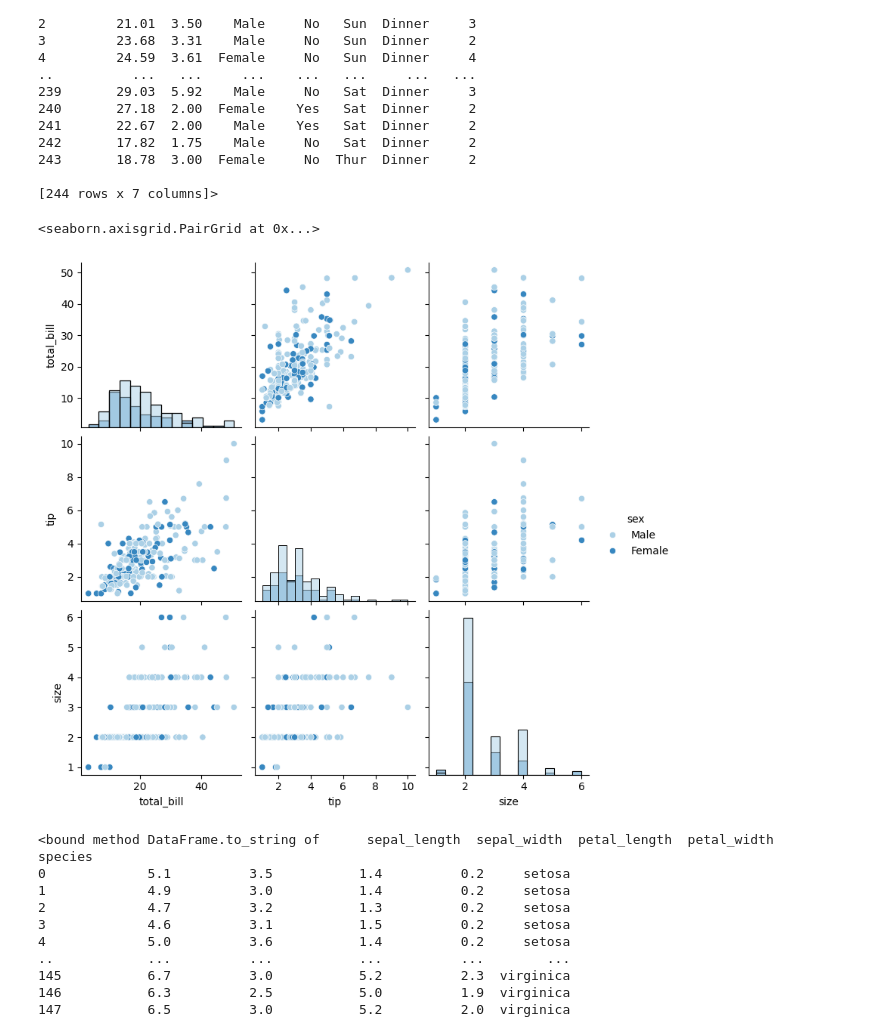
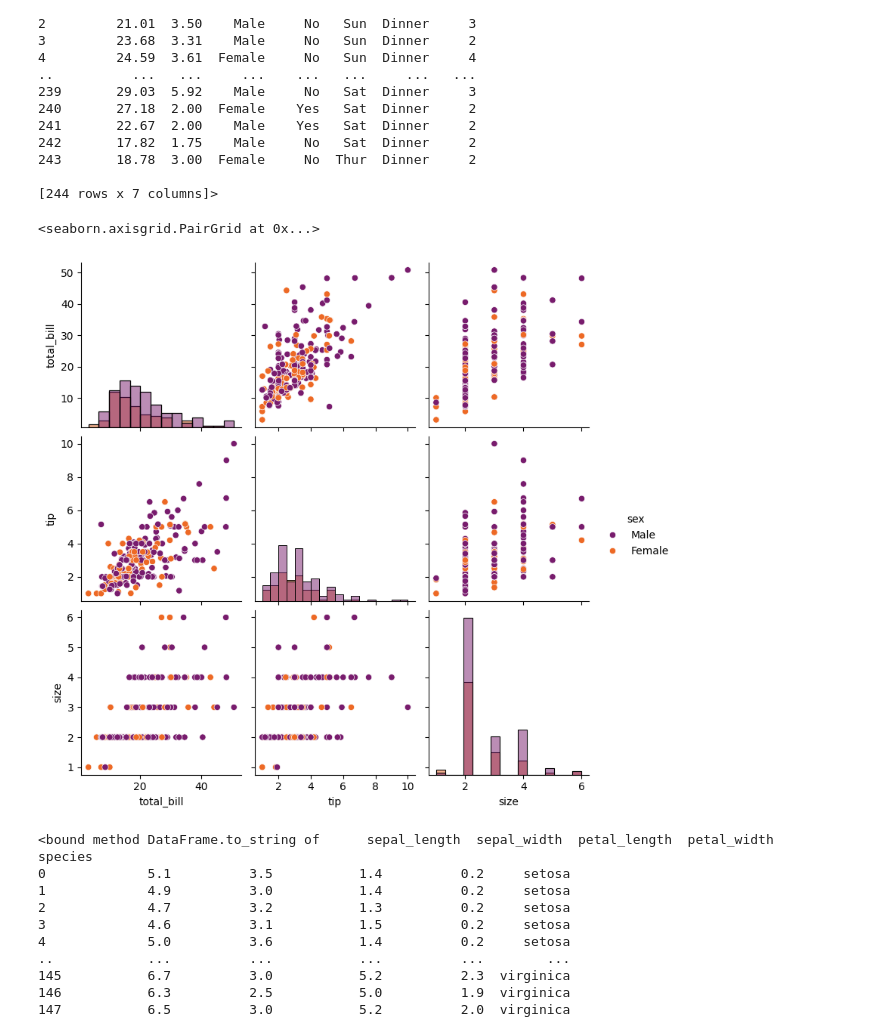
Before and after one commit to naxalatex/matplotlib, a Jupyter notebook: seaborn1.ipynb, the cells around one changed output. Cells and saved outputs as stored; diff of their text form; code cells hidden in the pictures.

```diff
--- a/seaborn1.ipynb
+++ b/seaborn1.ipynb
@@ -57,10 +57,10 @@ print(tip_df.to_string)
 
 [244 rows x 7 columns]>
 # %%
-sns.pairplot(tip_df, hue ='sex', palette= 'Blues', diag_kind= 'hist')
+sns.pairplot(tip_df, hue ='sex', palette= 'inferno', diag_kind= 'hist')
 # %% [output]
 <seaborn.axisgrid.PairGrid at 0x...>
-[figure, old version]
+[figure, new version]
 # %%
 ir_df= sns.load_dataset('iris')
 print(ir_df.to_string)
```
Also changed, not shown: parts of 14 cells of this notebook.
